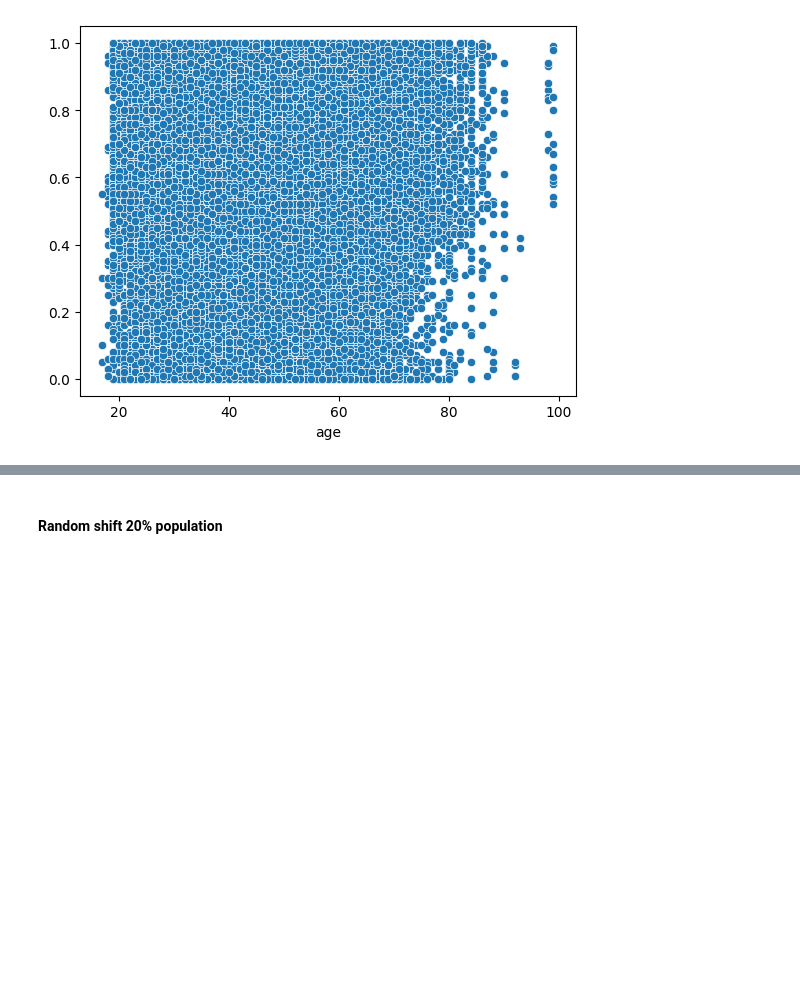
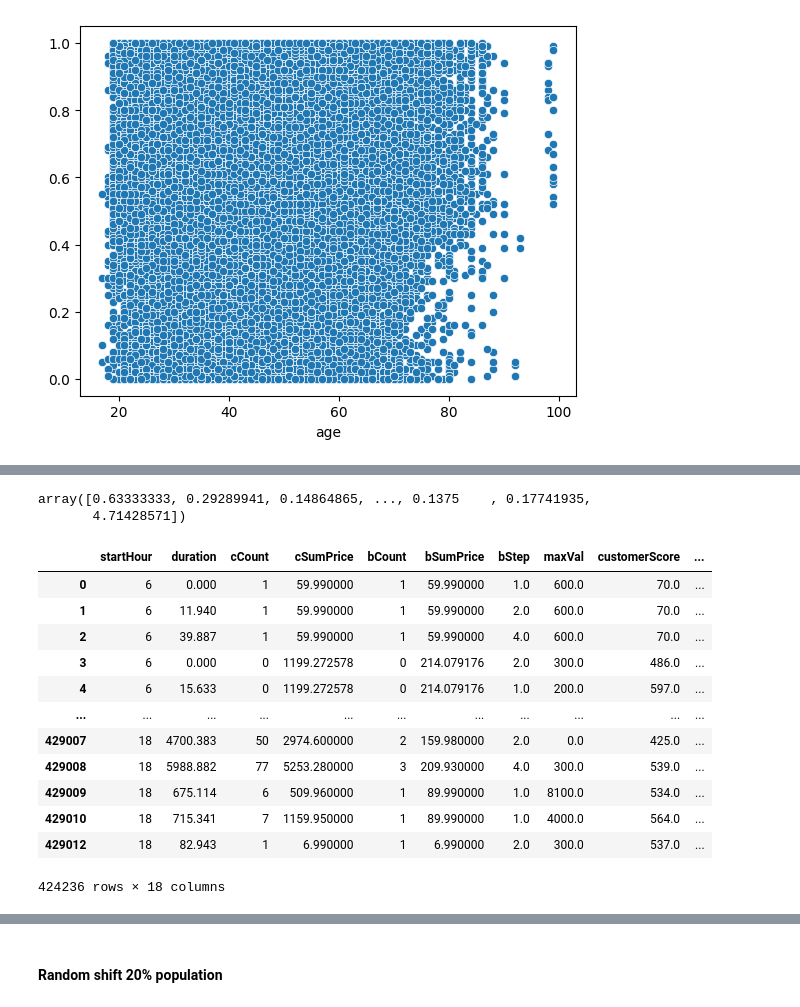
Before and after one commit to ShawnLiu119/Online-Order-Prediction-Pricing-Discrimination, a Jupyter notebook: order_pred_full.ipynb, the cells around one changed output, grey strips where cells are left out. Drawn from its saved outputs; the diff is of its cells as text; code cells hidden in the pictures; blank space fills up the shorter version.

```diff
--- a/order_pred_full.ipynb
+++ b/order_pred_full.ipynb
@@ -737,0 +734,4 @@ plt.show()
+# %%
+#finde the most/least price sensitive population
+pred_p20 = model.predict_proba(df_p20)[:, 1]
+pred_0 = model.predict_proba(X)[:, 1]
@@ -737,0 +740,25 @@ plt.show()
+# %%
+abs_elasticity = abs((pred_p20 - pred_0) / (pred_p20 + pred_0)/2 ) / (0.2 / (1 + 1.2))
+abs_elasticity
+# %% [output]
+array([0.63333333, 0.29289941, 0.14864865, ..., 0.1375    , 0.17741935,
+       4.71428571])
+# %%
+price_elasticity_index = X.copy()
+price_elasticity_index['elasticity'] = abs_elasticity
+price_elasticity_index['likelihood'] = pred_0
+price_elasticity_index
+# %% [output]
+|  | startHour | duration | cCount | cSumPrice | bCount | bSumPrice | bStep | maxVal | customerScore | ... |
+| 0 | 6 | 0.000 | 1 | 59.990000 | 1 | 59.990000 | 1.0 | 600.0 | 70.0 | ... |
+| 1 | 6 | 11.940 | 1 | 59.990000 | 1 | 59.990000 | 2.0 | 600.0 | 70.0 | ... |
+| 2 | 6 | 39.887 | 1 | 59.990000 | 1 | 59.990000 | 4.0 | 600.0 | 70.0 | ... |
+| 3 | 6 | 0.000 | 0 | 1199.272578 | 0 | 214.079176 | 2.0 | 300.0 | 486.0 | ... |
+| 4 | 6 | 15.633 | 0 | 1199.272578 | 0 | 214.079176 | 1.0 | 200.0 | 597.0 | ... |
+| ... | ... | ... | ... | ... | ... | ... | ... | ... | ... | ... |
+| 429007 | 18 | 4700.383 | 50 | 2974.600000 | 2 | 159.980000 | 2.0 | 0.0 | 425.0 | ... |
+| 429008 | 18 | 5988.882 | 77 | 5253.280000 | 3 | 209.930000 | 4.0 | 300.0 | 539.0 | ... |
+| 429009 | 18 | 675.114 | 6 | 509.960000 | 1 | 89.990000 | 1.0 | 8100.0 | 534.0 | ... |
+| 429010 | 18 | 715.341 | 7 | 1159.950000 | 1 | 89.990000 | 1.0 | 4000.0 | 564.0 | ... |
+| 429012 | 18 | 82.943 | 1 | 6.990000 | 1 | 6.990000 | 2.0 | 300.0 | 537.0 | ... |
+424236 rows × 18 columns
```
Also changed, not shown: parts of 20 cells of this notebook.
